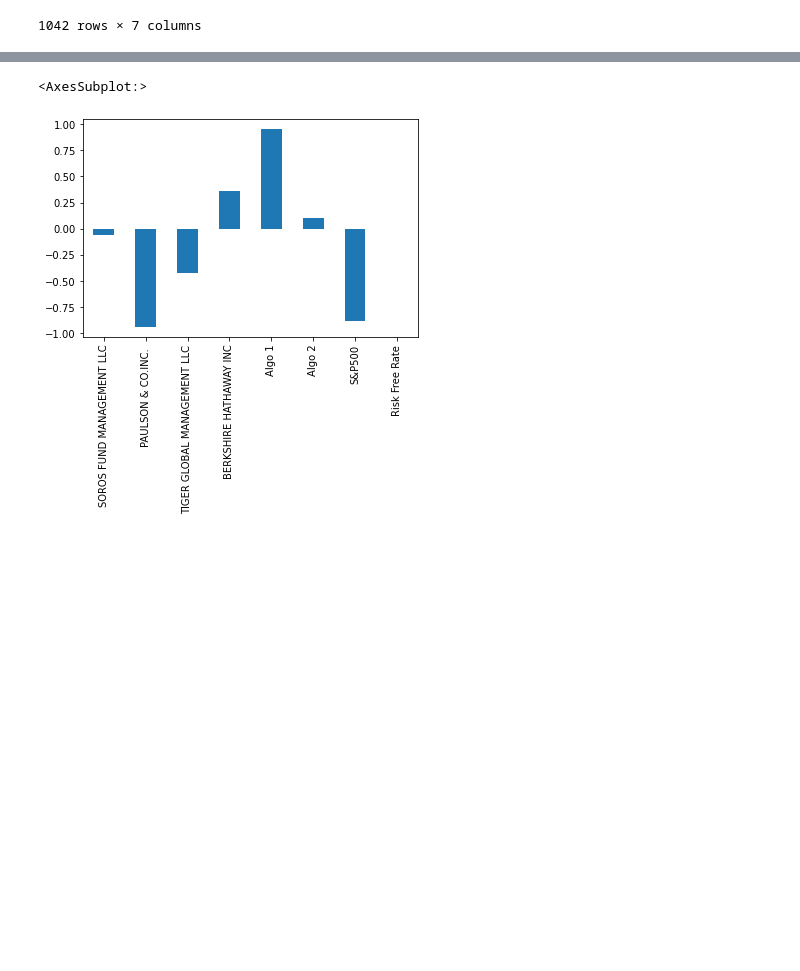
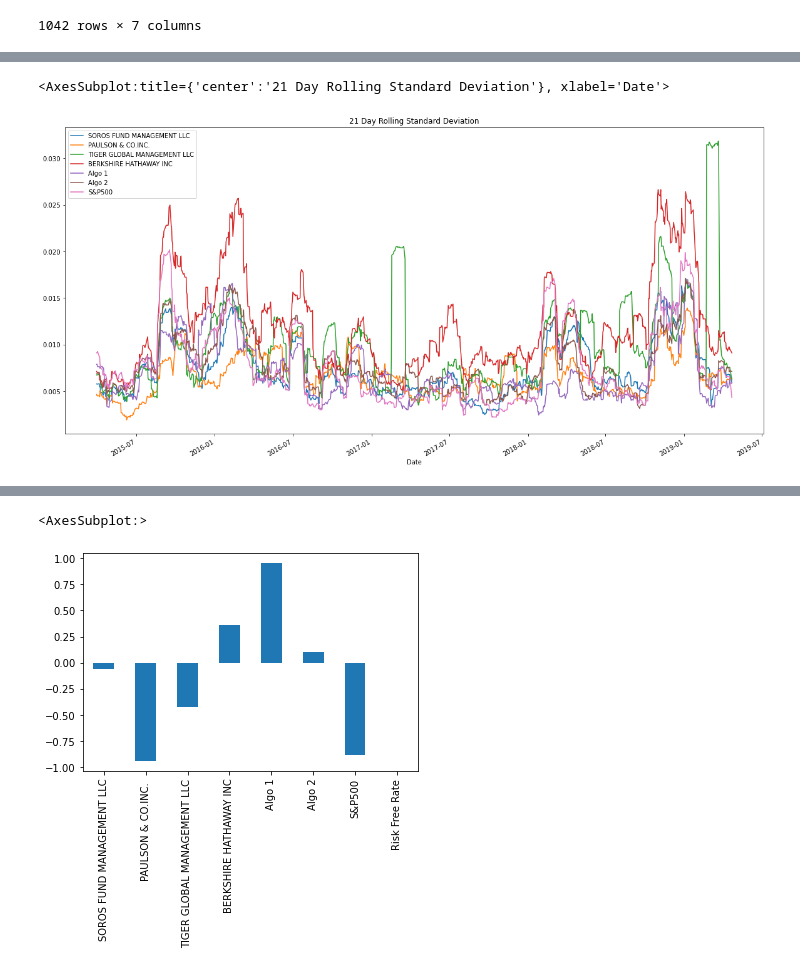
Before and after one commit to allsmit/python-homework, a Jupyter notebook: WhaleOff/main.ipynb, the cells around one changed output, grey strips where cells are left out. Cells and saved outputs as stored; diff of their text form; code cells hidden in the pictures; blank space fills up the shorter version.

```diff
--- a/WhaleOff/main.ipynb
+++ b/WhaleOff/main.ipynb
@@ -262,8 +285,8 @@ dtype: float64
 # %% [markdown]
 ##### Rolling standard deviations with 21 day window are calculated for all portfolios.
 # %%
-annualized_stds = returns.rolling(21).std()
-annualized_stds
+rolling_stds = returns.rolling(21).std()
+rolling_stds
 # %% [output]
 |  | SOROS FUND MANAGEMENT LLC | PAULSON & CO.INC. | TIGER GLOBAL MANAGEMENT LLC | BERKSHIRE HATHAWAY INC | Algo 1 | Algo 2 | ... |
 | Date |  |  |  |  |  |  | ... |
@@ -292,0 +305,5 @@ returns.corr()
+# %%
+rolling_stds.plot(figsize = (20, 10), title = '21 Day Rolling Standard Deviation')
+# %% [output]
+<AxesSubplot:title={'center':'21 Day Rolling Standard Deviation'}, xlabel='Date'>
+[figure, added]
```
Also changed, not shown: parts of 22 cells of this notebook.
